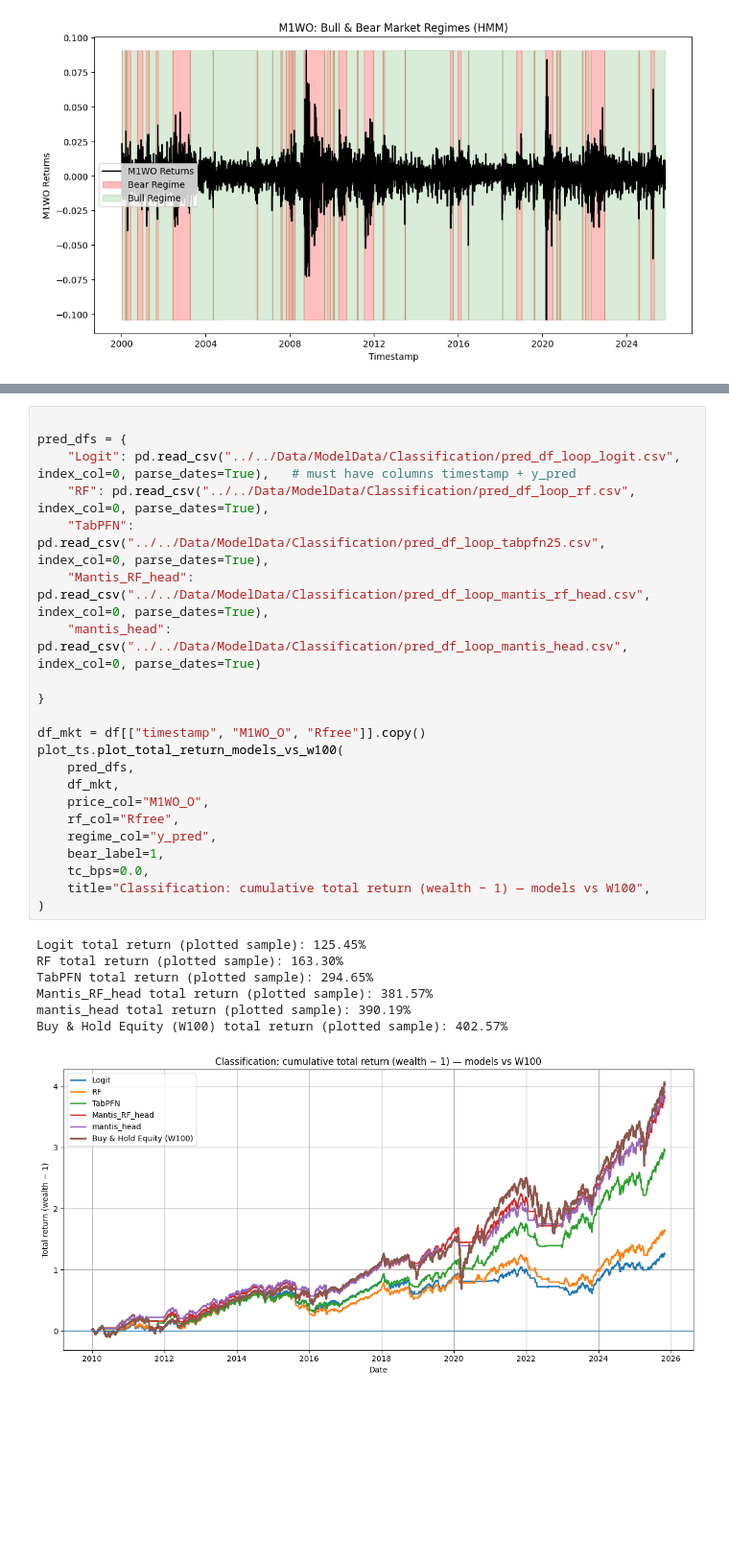
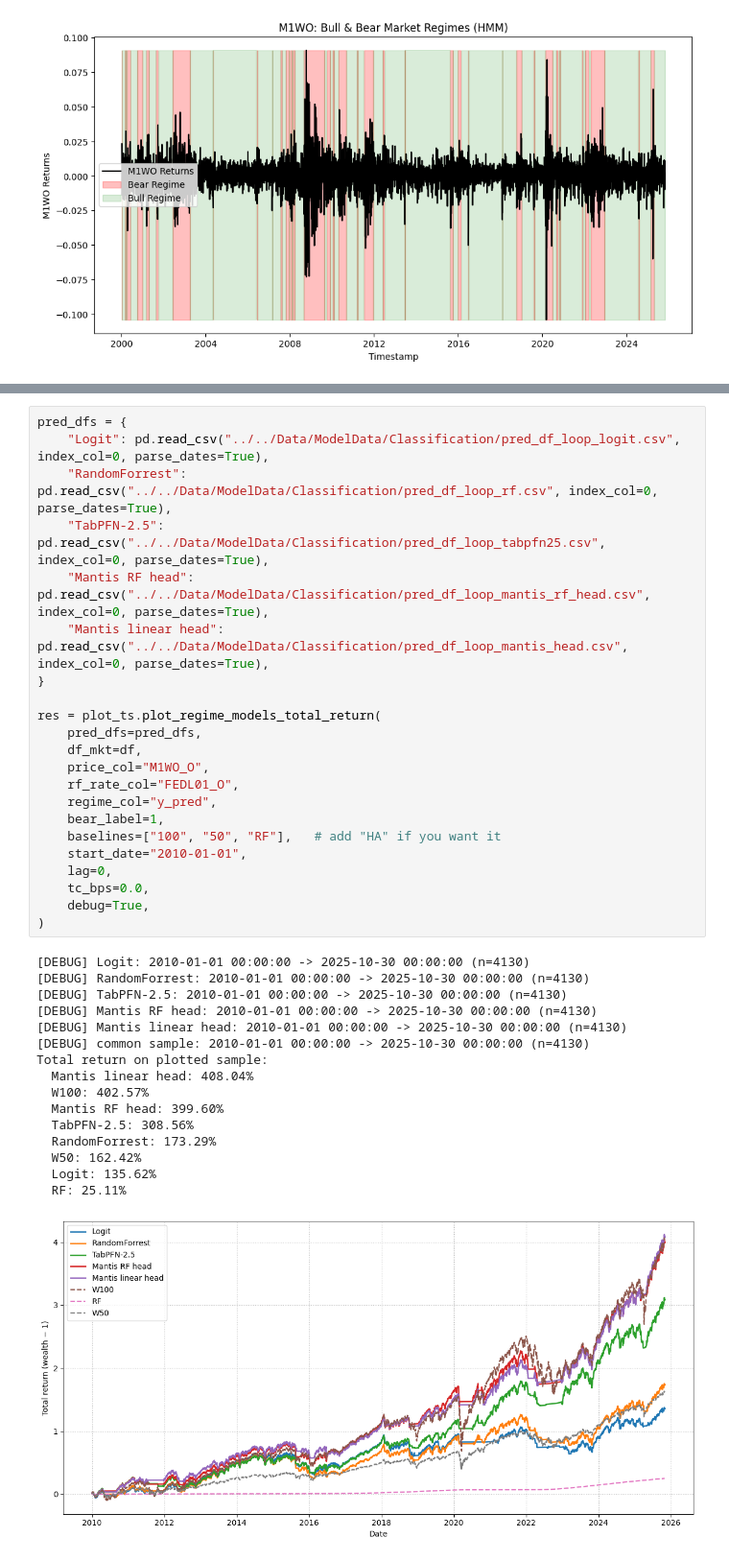
Before and after one commit to KiliTili/Masterarbeit, a Jupyter notebook: Notebooks/Trading_strategies/classification_strategies.ipynb, the cells around one changed output, grey strips where cells are left out. Shown at 96% size. Saved outputs shown, nothing was run; the diff lists cells and outputs as text; blank space fills up the shorter version.

```diff
--- a/Notebooks/Trading_strategies/classification_strategies.ipynb
+++ b/Notebooks/Trading_strategies/classification_strategies.ipynb
@@ -73,33 +110,42 @@ Static50_50    0.041024        -0.013469       NaN        NaN         NaN
-# %%
-
-pred_dfs = {
-    "Logit": pd.read_csv("../../Data/ModelData/Classification/pred_df_loop_logit.csv", index_col=0, parse_dates=True),   # must have columns timestamp + y_pred
-    "RF": pd.read_csv("../../Data/ModelData/Classification/pred_df_loop_rf.csv", index_col=0, parse_dates=True),
-    "TabPFN": pd.read_csv("../../Data/ModelData/Classification/pred_df_loop_tabpfn25.csv", index_col=0, parse_dates=True),
-    "Mantis_RF_head": pd.read_csv("../../Data/ModelData/Classification/pred_df_loop_mantis_rf_head.csv", index_col=0, parse_dates=True),
-    "mantis_head": pd.read_csv("../../Data/ModelData/Classification/pred_df_loop_mantis_head.csv", index_col=0, parse_dates=True)
-
-}
-
-df_mkt = df[["timestamp", "M1WO_O", "Rfree"]].copy()
-plot_ts.plot_total_return_models_vs_w100(
-    pred_dfs,
-    df_mkt,
-    price_col="M1WO_O",
-    rf_col="Rfree",
-    regime_col="y_pred",
-    bear_label=1,
-    tc_bps=0.0,
-    title="Classification: cumulative total return (wealth − 1) — models vs W100",
-)
-# %% [output]
-Logit total return (plotted sample): 125.45%
-RF total return (plotted sample): 163.30%
-TabPFN total return (plotted sample): 294.65%
-Mantis_RF_head total return (plotted sample): 381.57%
-mantis_head total return (plotted sample): 390.19%
-Buy & Hold Equity (W100) total return (plotted sample): 402.57%
-[figure, removed]
+# %%
+pred_dfs = {
+    "Logit": pd.read_csv("../../Data/ModelData/Classification/pred_df_loop_logit.csv", index_col=0, parse_dates=True),
+    "RandomForrest": pd.read_csv("../../Data/ModelData/Classification/pred_df_loop_rf.csv", index_col=0, parse_dates=True),
+    "TabPFN-2.5": pd.read_csv("../../Data/ModelData/Classification/pred_df_loop_tabpfn25.csv", index_col=0, parse_dates=True),
+    "Mantis RF head": pd.read_csv("../../Data/ModelData/Classification/pred_df_loop_mantis_rf_head.csv", index_col=0, parse_dates=True),
+    "Mantis linear head": pd.read_csv("../../Data/ModelData/Classification/pred_df_loop_mantis_head.csv", index_col=0, parse_dates=True),
+}
+
+res = plot_ts.plot_regime_models_total_return(
+    pred_dfs=pred_dfs,
+    df_mkt=df,
+    price_col="M1WO_O",
+    rf_rate_col="FEDL01_O",
+    regime_col="y_pred",
+    bear_label=1,
+    baselines=["100", "50", "RF"],   # add "HA" if you want it
+    start_date="2010-01-01",
+    lag=0,
+    tc_bps=0.0,
+    debug=True,
+)
+# %% [output]
+[DEBUG] Logit: 2010-01-01 00:00:00 -> 2025-10-30 00:00:00 (n=4130)
+[DEBUG] RandomForrest: 2010-01-01 00:00:00 -> 2025-10-30 00:00:00 (n=4130)
+[DEBUG] TabPFN-2.5: 2010-01-01 00:00:00 -> 2025-10-30 00:00:00 (n=4130)
+[DEBUG] Mantis RF head: 2010-01-01 00:00:00 -> 2025-10-30 00:00:00 (n=4130)
+[DEBUG] Mantis linear head: 2010-01-01 00:00:00 -> 2025-10-30 00:00:00 (n=4130)
+[DEBUG] common sample: 2010-01-01 00:00:00 -> 2025-10-30 00:00:00 (n=4130)
+Total return on plotted sample:
+  Mantis linear head: 408.04%
+  W100: 402.57%
+  Mantis RF head: 399.60%
+  TabPFN-2.5: 308.56%
+  RandomForrest: 173.29%
+  W50: 162.42%
+  Logit: 135.62%
+  RF: 25.11%
+[figure, added]
 # %%
 pred_df = pd.read_csv("../../Data/ModelData/Classification/pred_df_loop_rf.csv", index_col=0, parse_dates=True)
 bt = tsh.backtest_paper_regime_switch(
```
Also changed, not shown: parts of 6 cells of this notebook, 11 other files.
